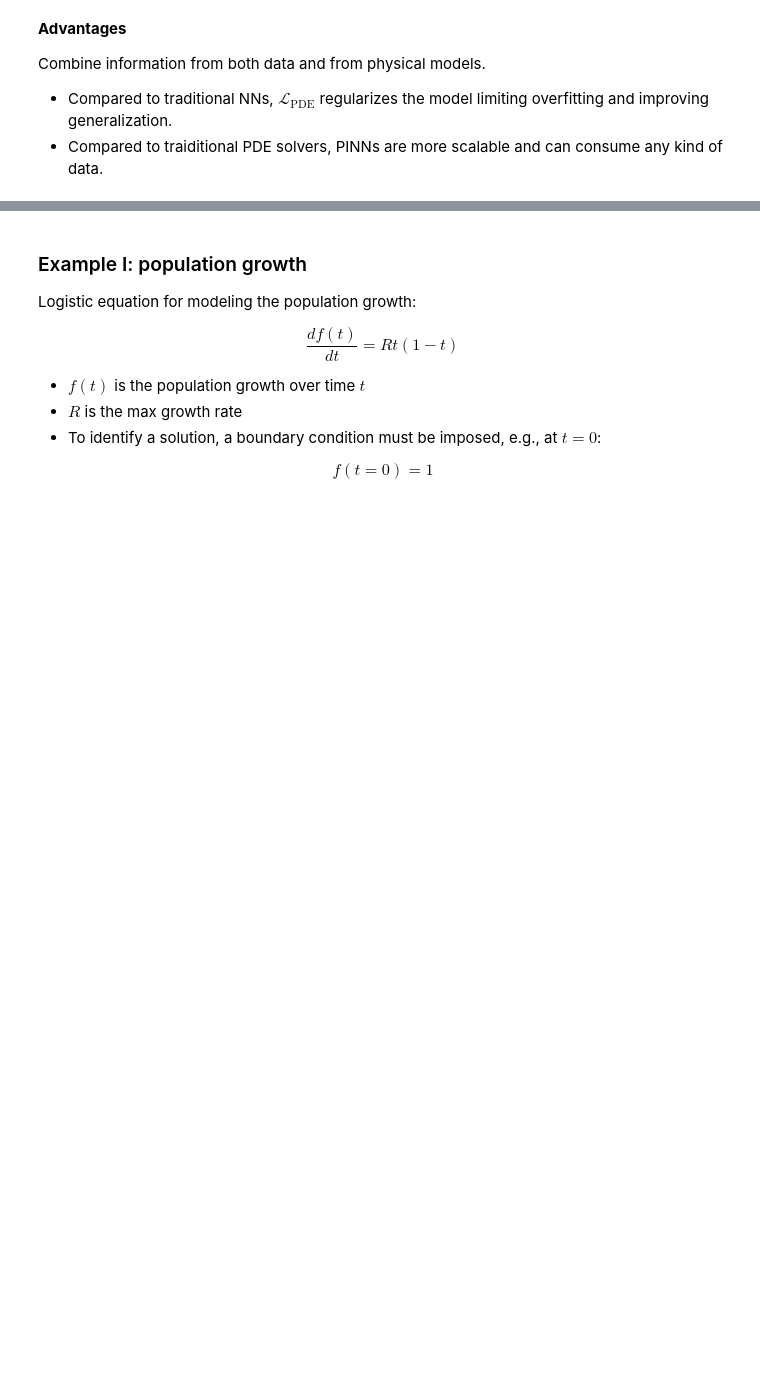
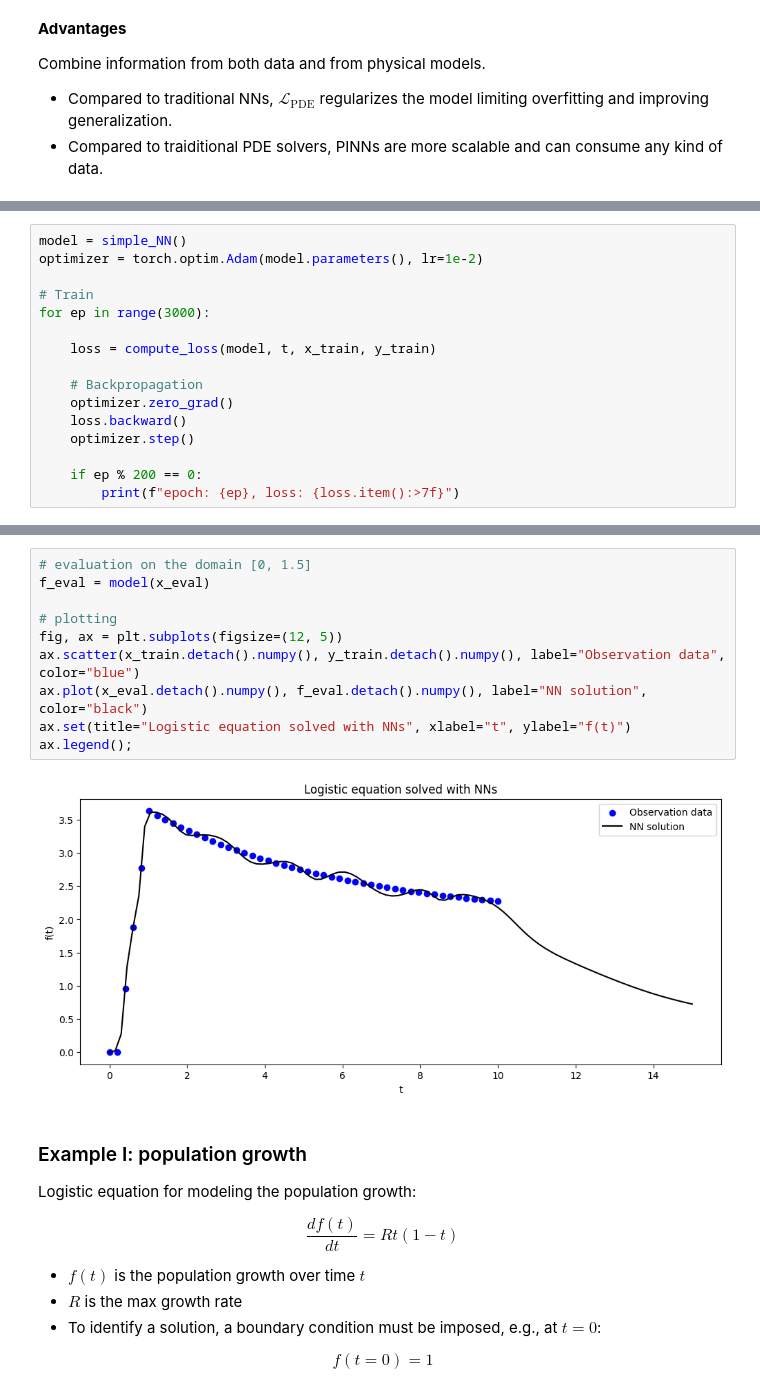
Before and after one commit to richgumy/black_sensor, a Jupyter notebook: tutorial.ipynb, the cells around one changed output, grey strips where cells are left out. Cells and saved outputs as stored; diff of their text form; blank space fills up the shorter version.

```diff
--- a/tutorial.ipynb
+++ b/tutorial.ipynb
@@ -211,0 +247,16 @@ Combine information from both data and from physical models.
+# %%
+model = simple_NN()
+optimizer = torch.optim.Adam(model.parameters(), lr=1e-2)
+
+# Train
+for ep in range(3000):
+
+    loss = compute_loss(model, t, x_train, y_train)
+
+    # Backpropagation
+    optimizer.zero_grad()
+    loss.backward()
+    optimizer.step()
+
+    if ep % 200 == 0:
+        print(f"epoch: {ep}, loss: {loss.item():>7f}")
@@ -212,3 +279,15 @@ Combine information from both data and from physical models.
+# %%
+# evaluation on the domain [0, 1.5]
+f_eval = model(x_eval)
+
+# plotting
+fig, ax = plt.subplots(figsize=(12, 5))
+ax.scatter(x_train.detach().numpy(), y_train.detach().numpy(), label="Observation data", color="blue")
+ax.plot(x_eval.detach().numpy(), f_eval.detach().numpy(), label="NN solution", color="black")
+ax.set(title="Logistic equation solved with NNs", xlabel="t", ylabel="f(t)")
+ax.legend();
+# %% [output]
+[figure, added]
 # %% [markdown]
 ### Example I: population growth
 
```
Also changed, not shown: parts of 19 cells of this notebook.
